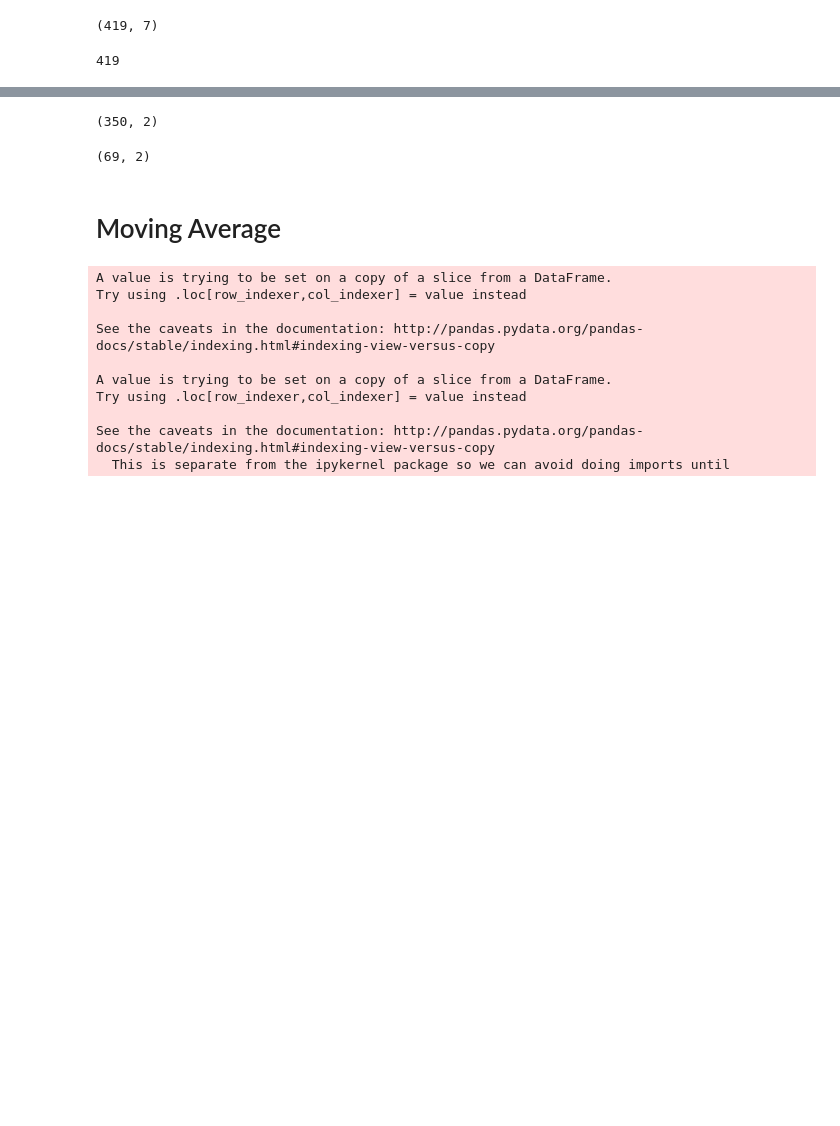
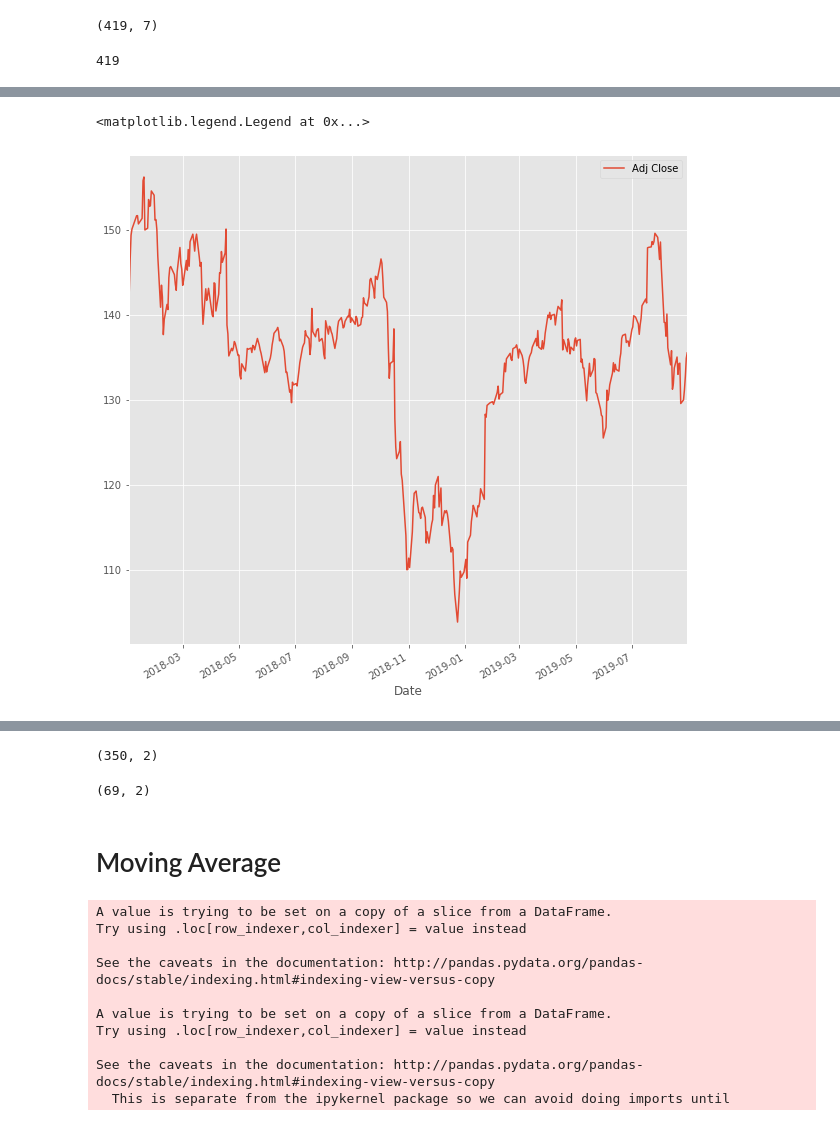
Before and after one commit to dctec/mlc, a Jupyter notebook: week2/StockPrediction/Homework2.ipynb, the cells around one changed output, grey strips where cells are left out. Drawn from its saved outputs; the diff is of its cells as text; code cells hidden in the pictures; blank space fills up the shorter version.

Commit message:
Beginning to understand the separate pieces to process data and do linear regression. Need to now split data for training and test

```diff
--- a/week2/StockPrediction/Homework2.ipynb
+++ b/week2/StockPrediction/Homework2.ipynb
@@ -70,22 +109,3 @@ df.tail()
 | 416 | 2019-08-28 | 132.889999 | 130.039993 | 130.440002 | 132.759995 | 2713600.0 | 132.759995 |
 | 417 | 2019-08-29 | 135.690002 | 134.039993 | 134.179993 | 134.880005 | 2971800.0 | 134.880005 |
 | 418 | 2019-08-30 | 136.070007 | 134.360001 | 135.580002 | 135.529999 | 2960600.0 | 135.529999 |
-# %%
-#setting figure size
-from matplotlib.pylab import rcParams
-from pandas.plotting import register_matplotlib_converters
-register_matplotlib_converters()
-#warnings.warn(msg, FutureWarning)
-rcParams['figure.figsize'] = 20,10
-
-#for normalizing data
-from sklearn.preprocessing import MinMaxScaler
-scaler = MinMaxScaler(feature_range=(0, 1))
-
-#setting index as date
-df['Date'] = pd.to_datetime(df.Date,format='%Y-%m-%d')
-df.index = df['Date']
-
-#plot
-plt.figure(figsize=(16,8))
-plt.plot(df['Adj Close'], label='Adjusted Close Value history')
@@ -112,0 +135,23 @@ len(df)
+# %%
+
+
+#setting figure size
+#rcParams['figure.figsize'] = 10,10
+# Define scaler to normalize the data from 0 to 1?
+#scaler = MinMaxScaler(feature_range=(0, 1))
+
+#setting index as date
+#df['Date'] = pd.to_datetime(df.Date,format='%Y-%m-%d')
+#df.index = df['Date']
+
+#Adjusting the style of matplotlib
+style.use('ggplot')
+
+#plot
+#plt.figure(figsize=(16,8))
+#plt.plot(df['Adj Close'], label='Adjusted Close Value history')
+df['Adj Close'].plot(label="Adj Close")
+plt.legend()
+# %% [output]
+<matplotlib.legend.Legend at 0x...>
+[figure, added]
```
Also changed, not shown: parts of 23 cells of this notebook.
